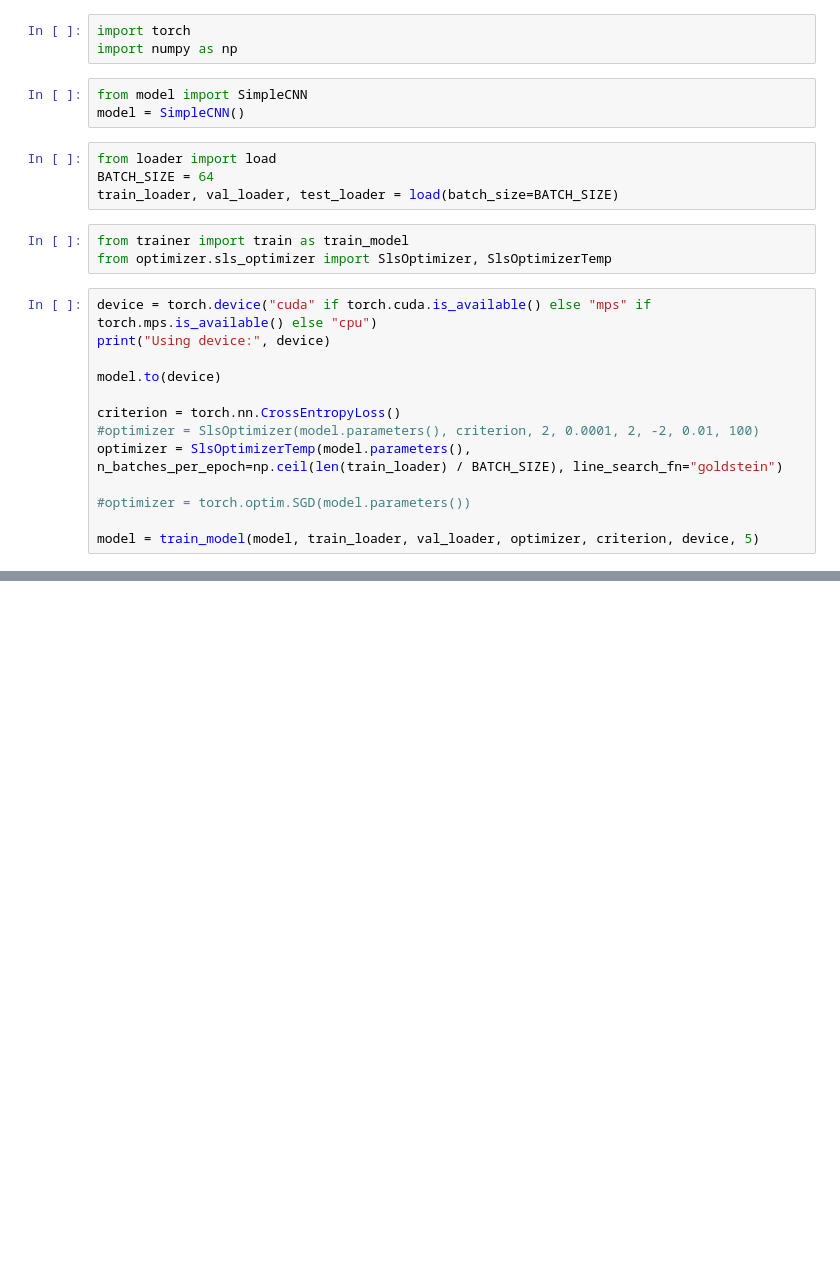
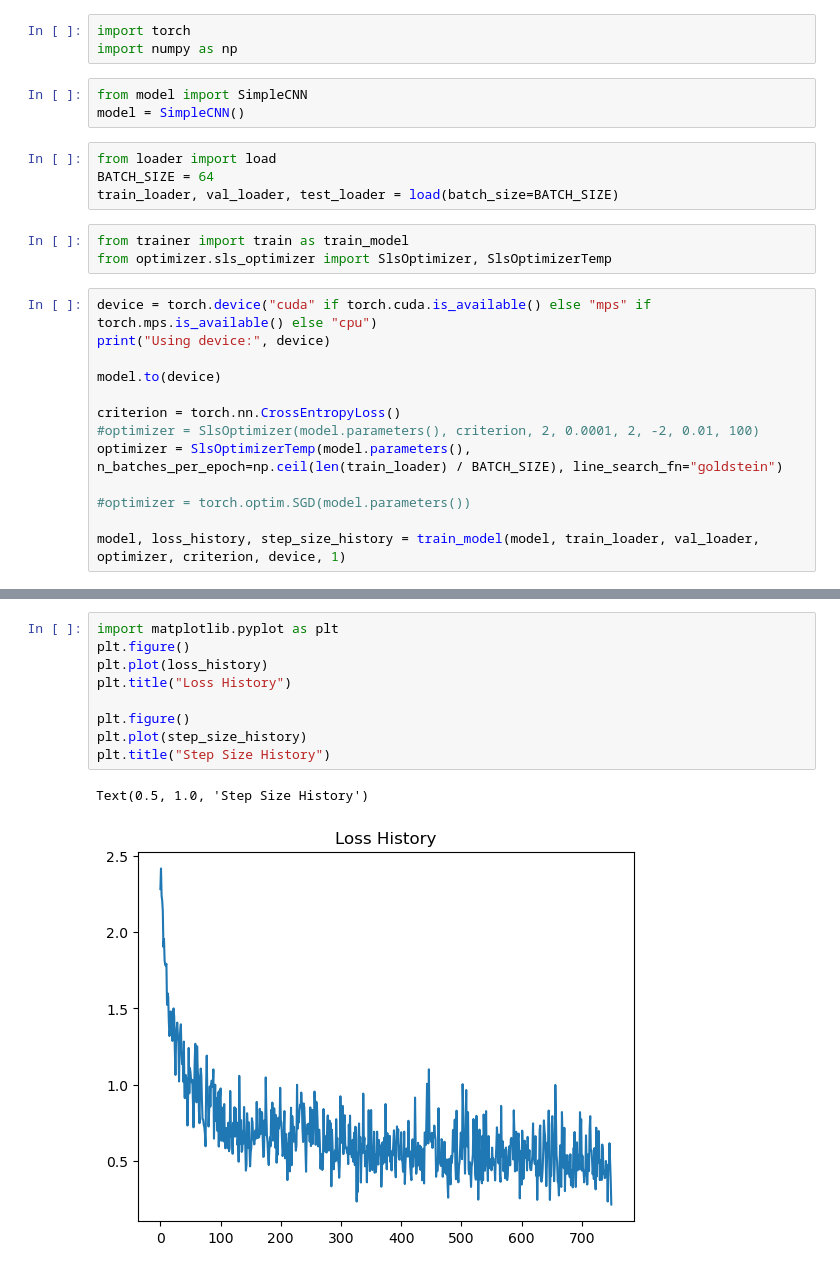
Before and after one commit to ebesso/OptML_Project, a Jupyter notebook: main.ipynb, the cells around one changed output, grey strips where cells are left out. Drawn from its saved outputs; the diff is of its cells as text; blank space fills up the shorter version.

Commit message:
first test to plot step size

```diff
--- a/main.ipynb
+++ b/main.ipynb
@@ -23,6 +23,6 @@ optimizer = SlsOptimizerTemp(model.parameters(), n_batches_per_epoch=np.ceil(len
 
 #optimizer = torch.optim.SGD(model.parameters())
 
-model = train_model(model, train_loader, val_loader, optimizer, criterion, device, 5)
+model, loss_history, step_size_history = train_model(model, train_loader, val_loader, optimizer, criterion, device, 1)
 # %% [output]
 Using device: cpu
@@ -38,0 +31,12 @@ Validation Loss: 0.7036, Accuracy: 75.19%
+# %%
+import matplotlib.pyplot as plt
+plt.figure()
+plt.plot(loss_history)
+plt.title("Loss History")
+
+plt.figure()
+plt.plot(step_size_history)
+plt.title("Step Size History")
+# %% [output]
+Text(0.5, 1.0, 'Step Size History')
+[figure, added]
```
Also changed, not shown: parts of 2 cells of this notebook, 1 other file.
